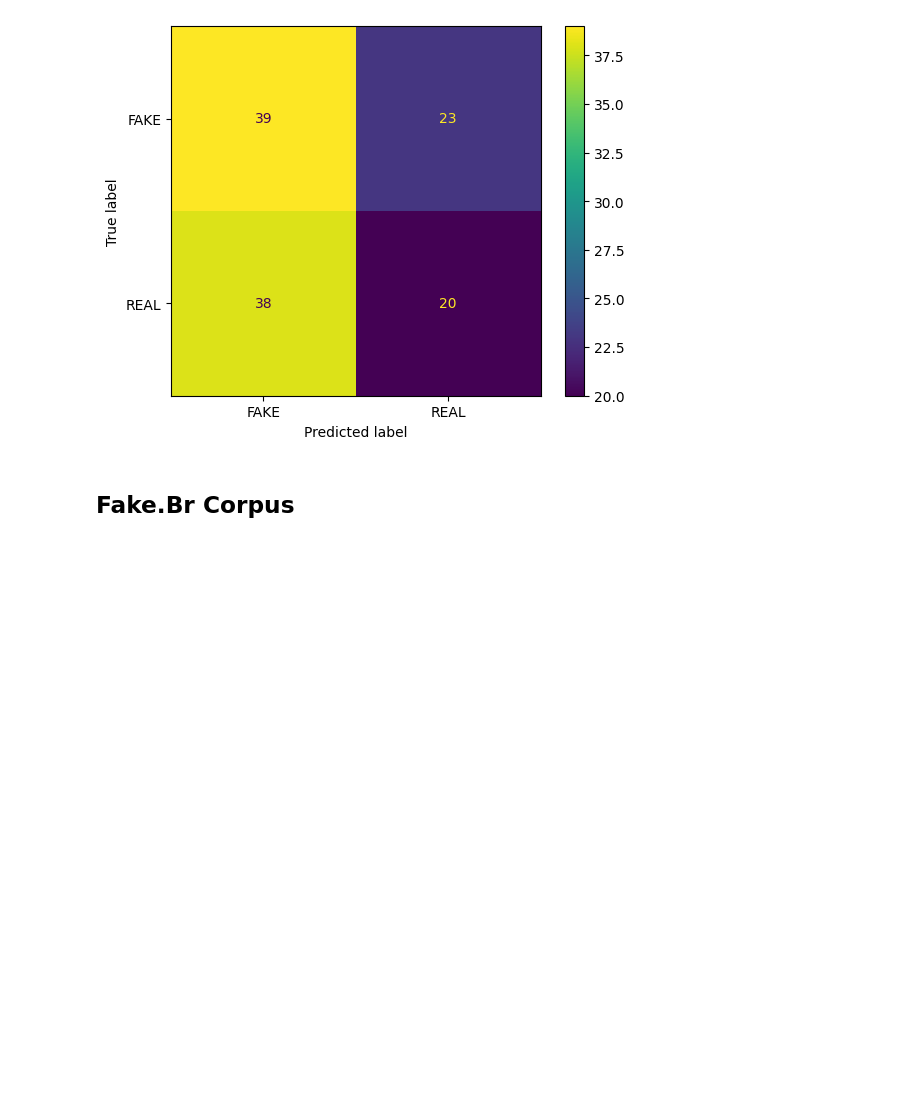
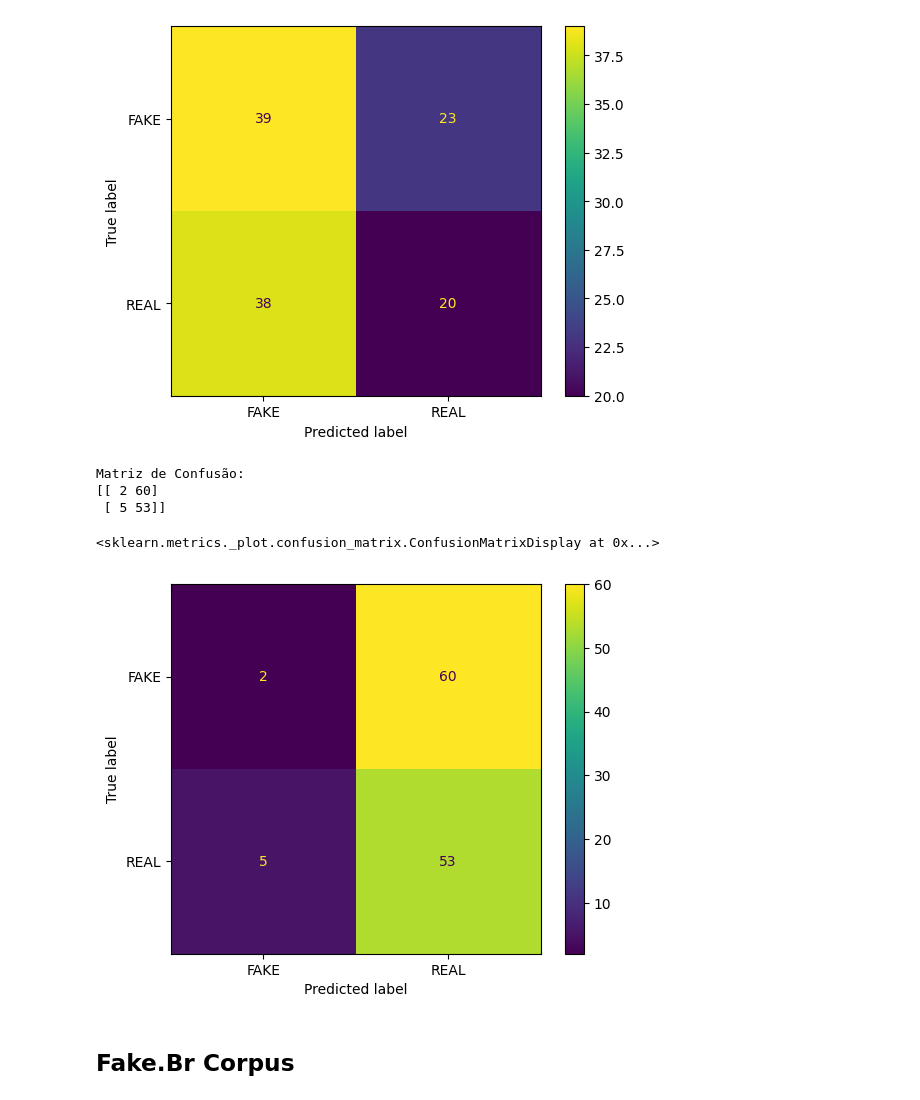
Before and after one commit to Rafaellfig/detecting_fake_news_with_LLMs, a Jupyter notebook: notebooks/analise_resultados/analise_zero_shot.ipynb, the cells around one changed output. Drawn from its saved outputs; the diff is of its cells as text; code cells hidden in the pictures; blank space fills up the shorter version.

```diff
--- a/notebooks/analise_resultados/analise_zero_shot.ipynb
+++ b/notebooks/analise_resultados/analise_zero_shot.ipynb
@@ -11,8 +24,11 @@ y_train = pd.read_csv('../../data/y_test_fakes.csv')
 # %%
-y_predicted.rename(columns={'label':'predicted'}, inplace= True)
+y_predicted_gem.rename(columns={'label':'predicted'}, inplace= True)
+y_predicted_ds.rename(columns={'label':'predicted'}, inplace= True)
 # %%
 # 0 FAKE
 # 1 REAL
-results_map = {'YES\n': 0, 'NO\n': 1}
+results_map_gem = {'YES\r\n': 0, 'NO\r\n': 1}
+results_map_ds = {'YES': 0, 'NO': 1}
 # %%
-df = pd.concat([y_predicted, y_train], axis=1)
+df_gem = pd.concat([y_predicted_gem, y_train], axis=1)
+df_ds = pd.concat([y_predicted_ds, y_train], axis=1)
@@ -21 +35,4 @@ df.predicted = df.predicted.map(results_map)
+# %%
+df_gem.predicted = df_gem.predicted.map(results_map_gem)
+df_ds.predicted = df_ds.predicted.map(results_map_ds)
 # %%
@@ -49,6 +78,23 @@ Matriz de Confusão:
  [38 20]]
 <sklearn.metrics._plot.confusion_matrix.ConfusionMatrixDisplay at 0x...>
 [figure]
+# %%
+# Criando a matriz de confusão
+matrix = confusion_matrix(df_ds.label, df_ds.predicted)
+
+# Exibindo a matriz de confusão
+print("Matriz de Confusão:")
+print(matrix)
+
+# Visualizando a matriz de confusão
+disp = ConfusionMatrixDisplay(confusion_matrix=matrix, display_labels=['FAKE', 'REAL'])
+disp.plot()
+# %% [output]
+Matriz de Confusão:
+[[ 2 60]
+ [ 5 53]]
+<sklearn.metrics._plot.confusion_matrix.ConfusionMatrixDisplay at 0x...>
+[figure, added]
 # %% [markdown]
 ## Fake.Br Corpus
 # %%
```
Also changed, not shown: parts of 21 cells of this notebook, 1 other file.
